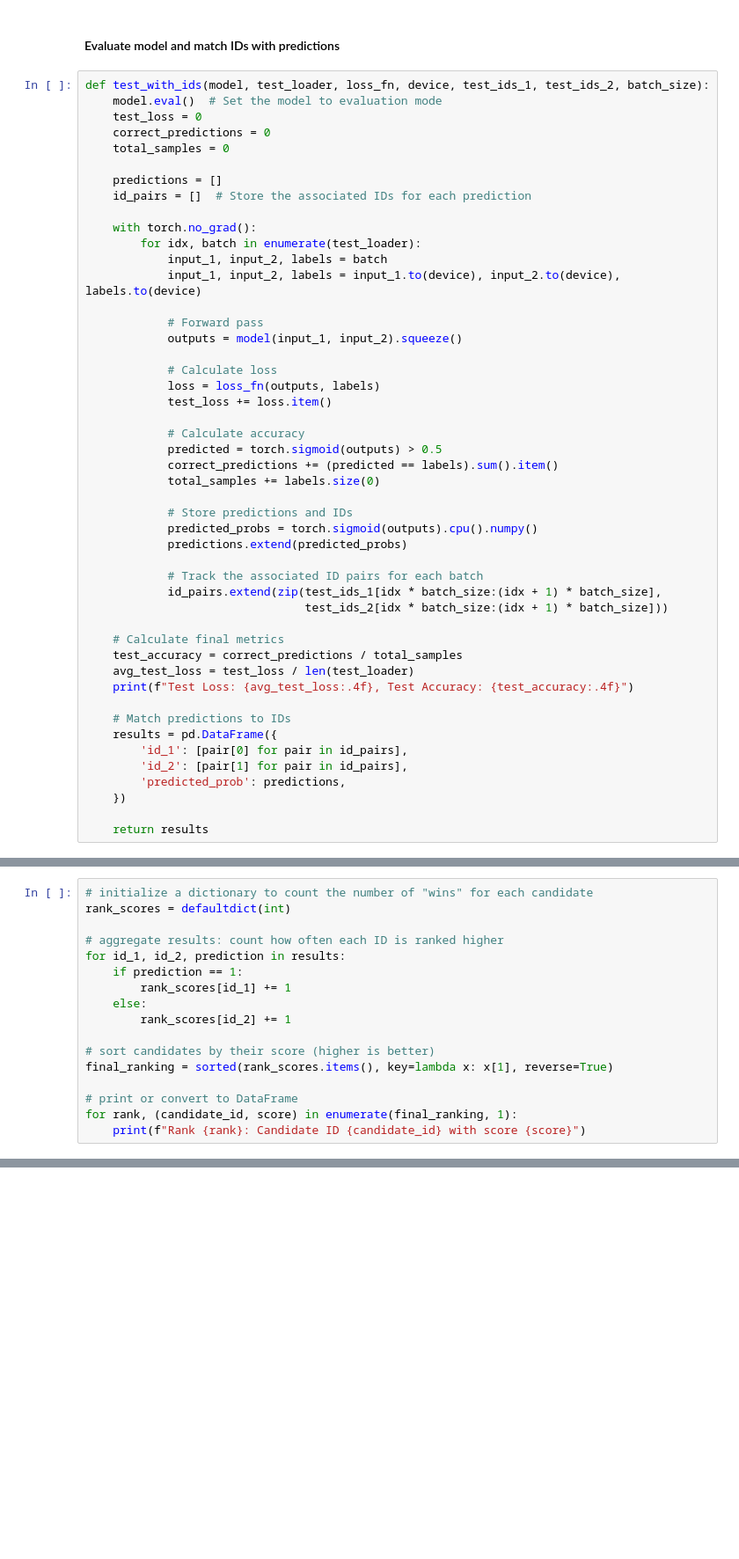
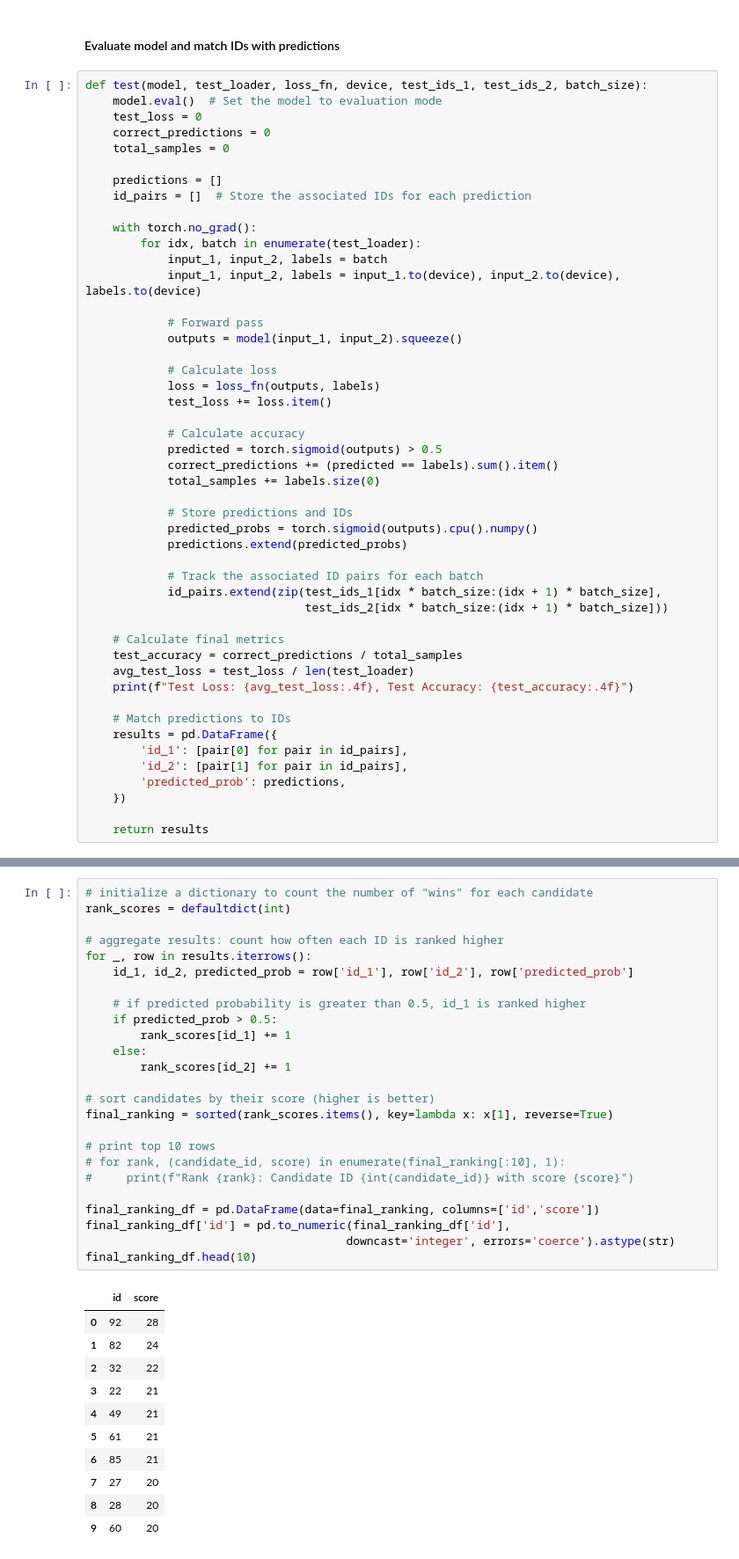
Before and after one commit to sralter/potential_talents, a Jupyter notebook: potential_talents_p2.ipynb, the cells around one changed output, grey strips where cells are left out. Shown at 88% size. Saved outputs shown, nothing was run; the diff lists cells and outputs as text; blank space fills up the shorter version.

Commit message:
run nn model and get results. work on making figure to plot results

```diff
--- a/potential_talents_p2.ipynb
+++ b/potential_talents_p2.ipynb
@@ -768,7 +783,7 @@ Epoch [25/25], Loss: 0.5413, Accuracy: 0.7019
 # %% [markdown]
 #### Evaluate model and match IDs with predictions
 # %%
-def test_with_ids(model, test_loader, loss_fn, device, test_ids_1, test_ids_2, batch_size):
+def test(model, test_loader, loss_fn, device, test_ids_1, test_ids_2, batch_size):
     model.eval()  # Set the model to evaluation mode
     test_loss = 0
     correct_predictions = 0
@@ -869,17 +843,0 @@ model = RankNet(n_feature=n_feature).to(device)
-# %%
-# initialize a dictionary to count the number of "wins" for each candidate
-rank_scores = defaultdict(int)
-
-# aggregate results: count how often each ID is ranked higher
-for id_1, id_2, prediction in results:
-    if prediction == 1:
-        rank_scores[id_1] += 1
-    else:
-        rank_scores[id_2] += 1
-
-# sort candidates by their score (higher is better)
-final_ranking = sorted(rank_scores.items(), key=lambda x: x[1], reverse=True)
-
-# print or convert to DataFrame
-for rank, (candidate_id, score) in enumerate(final_ranking, 1):
-    print(f"Rank {rank}: Candidate ID {candidate_id} with score {score}")
@@ -889,0 +846,37 @@ for rank, (candidate_id, score) in enumerate(final_ranking, 1):
+# %%
+# initialize a dictionary to count the number of "wins" for each candidate
+rank_scores = defaultdict(int)
+
+# aggregate results: count how often each ID is ranked higher
+for _, row in results.iterrows():
+    id_1, id_2, predicted_prob = row['id_1'], row['id_2'], row['predicted_prob']
+
+    # if predicted probability is greater than 0.5, id_1 is ranked higher
+    if predicted_prob > 0.5:
+        rank_scores[id_1] += 1
+    else:
+        rank_scores[id_2] += 1
+
+# sort candidates by their score (higher is better)
+final_ranking = sorted(rank_scores.items(), key=lambda x: x[1], reverse=True)
+
+# print top 10 rows
+# for rank, (candidate_id, score) in enumerate(final_ranking[:10], 1):
+#     print(f"Rank {rank}: Candidate ID {int(candidate_id)} with score {score}")
+
+final_ranking_df = pd.DataFrame(data=final_ranking, columns=['id','score'])
+final_ranking_df['id'] = pd.to_numeric(final_ranking_df['id'],
+                                      downcast='integer', errors='coerce').astype(str)
+final_ranking_df.head(10)
+# %% [output]
+|  | id | score |
+| 0 | 92 | 28 |
+| 1 | 82 | 24 |
+| 2 | 32 | 22 |
+| 3 | 22 | 21 |
+| 4 | 49 | 21 |
+| 5 | 61 | 21 |
+| 6 | 85 | 21 |
+| 7 | 27 | 20 |
+| 8 | 28 | 20 |
+| 9 | 60 | 20 |
```
Also changed, not shown: parts of 13 cells of this notebook.
